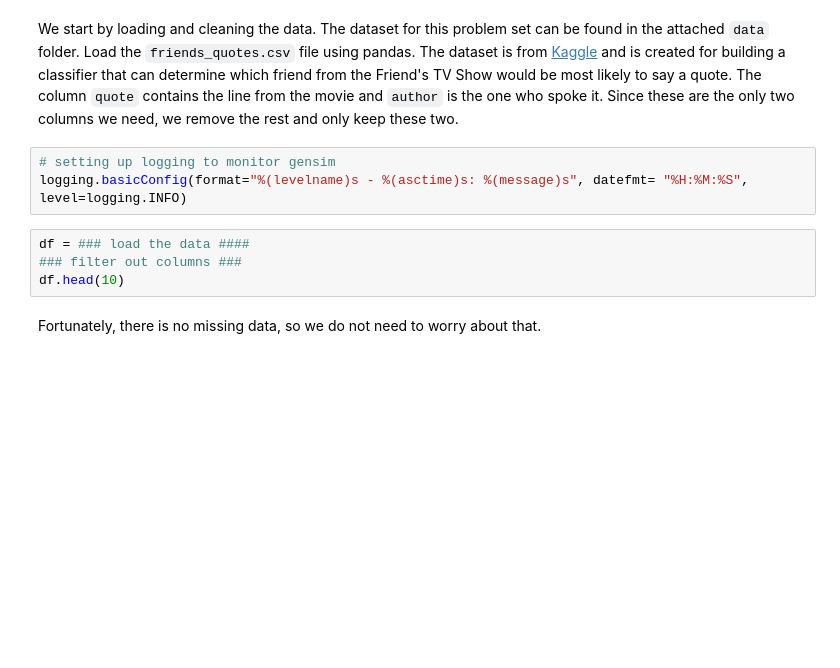
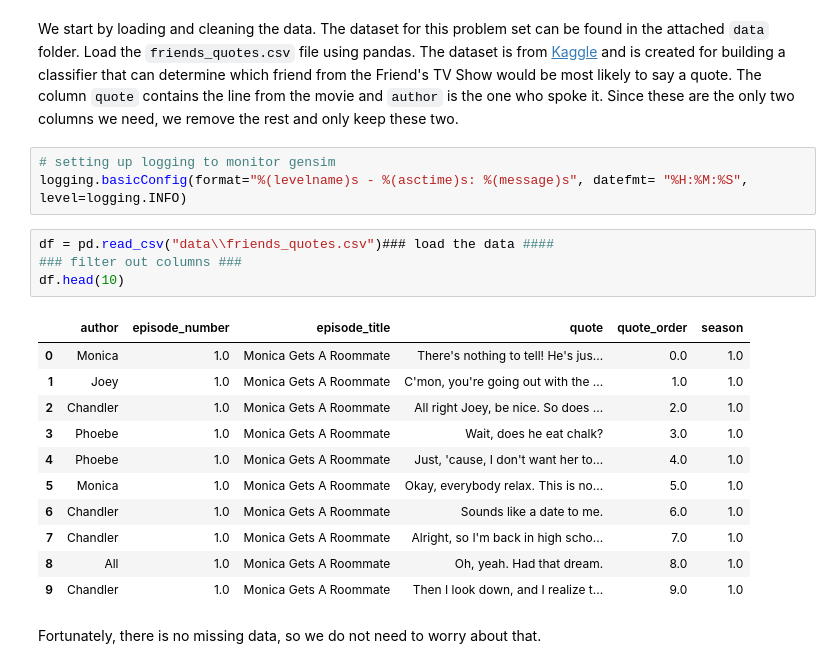
Before and after one commit to gsindlinger/IDSTA-Text-Miners, a Jupyter notebook: Assignments/Assignment 3/DSTA_assignment_3_students.ipynb, the cells around one changed output. Drawn from its saved outputs; the diff is of its cells as text; blank space fills up the shorter version.

```diff
--- a/Assignments/Assignment 3/DSTA_assignment_3_students.ipynb
+++ b/Assignments/Assignment 3/DSTA_assignment_3_students.ipynb
@@ -47,9 +47,21 @@ We start by loading and cleaning the data. The dataset for this problem set can
 # setting up logging to monitor gensim
 logging.basicConfig(format="%(levelname)s - %(asctime)s: %(message)s", datefmt= "%H:%M:%S", level=logging.INFO)
 # %%
-df = ### load the data ####
+df = pd.read_csv("data\\friends_quotes.csv")### load the data ####
 ### filter out columns ###
 df.head(10)
+# %% [output]
+|  | author | episode_number | episode_title | quote | quote_order | season |
+| 0 | Monica | 1.0 | Monica Gets A Roommate | There's nothing to tell! He's jus... | 0.0 | 1.0 |
+| 1 | Joey | 1.0 | Monica Gets A Roommate | C'mon, you're going out with the ... | 1.0 | 1.0 |
+| 2 | Chandler | 1.0 | Monica Gets A Roommate | All right Joey, be nice. So does ... | 2.0 | 1.0 |
+| 3 | Phoebe | 1.0 | Monica Gets A Roommate | Wait, does he eat chalk? | 3.0 | 1.0 |
+| 4 | Phoebe | 1.0 | Monica Gets A Roommate | Just, 'cause, I don't want her to... | 4.0 | 1.0 |
+| 5 | Monica | 1.0 | Monica Gets A Roommate | Okay, everybody relax. This is no... | 5.0 | 1.0 |
+| 6 | Chandler | 1.0 | Monica Gets A Roommate | Sounds like a date to me. | 6.0 | 1.0 |
+| 7 | Chandler | 1.0 | Monica Gets A Roommate | Alright, so I'm back in high scho... | 7.0 | 1.0 |
+| 8 | All | 1.0 | Monica Gets A Roommate | Oh, yeah. Had that dream. | 8.0 | 1.0 |
+| 9 | Chandler | 1.0 | Monica Gets A Roommate | Then I look down, and I realize t... | 9.0 | 1.0 |
 # %% [markdown]
 Fortunately, there is no missing data, so we do not need to worry about that.
 # %%
```
Also changed, not shown: parts of 22 cells of this notebook, 1 other file.
